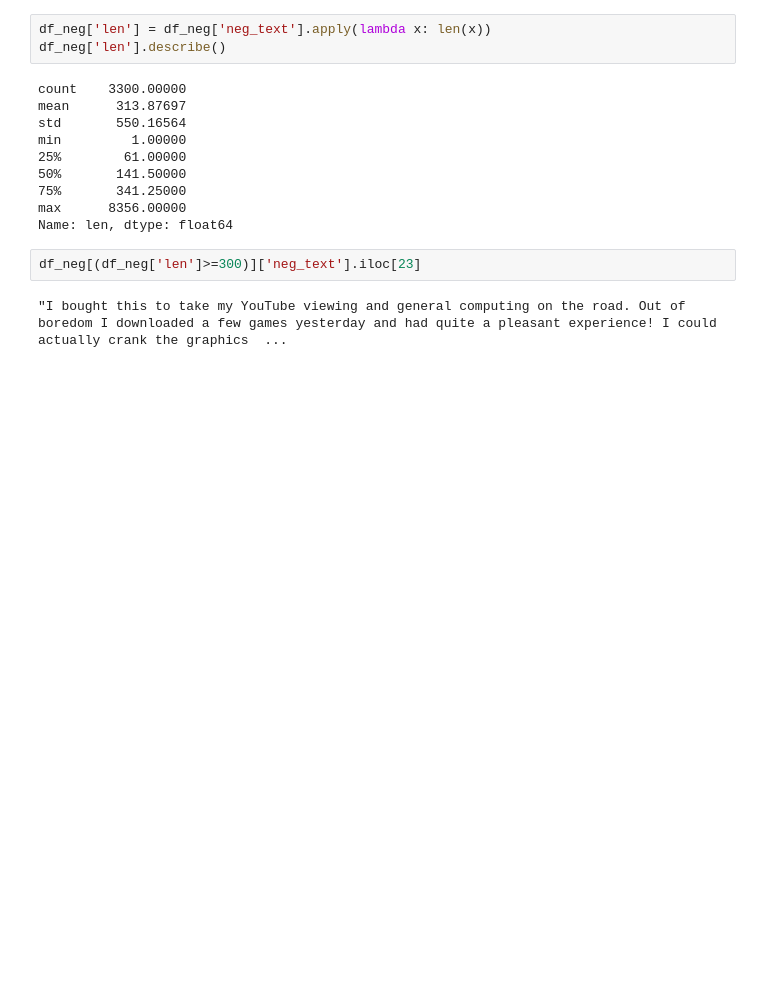
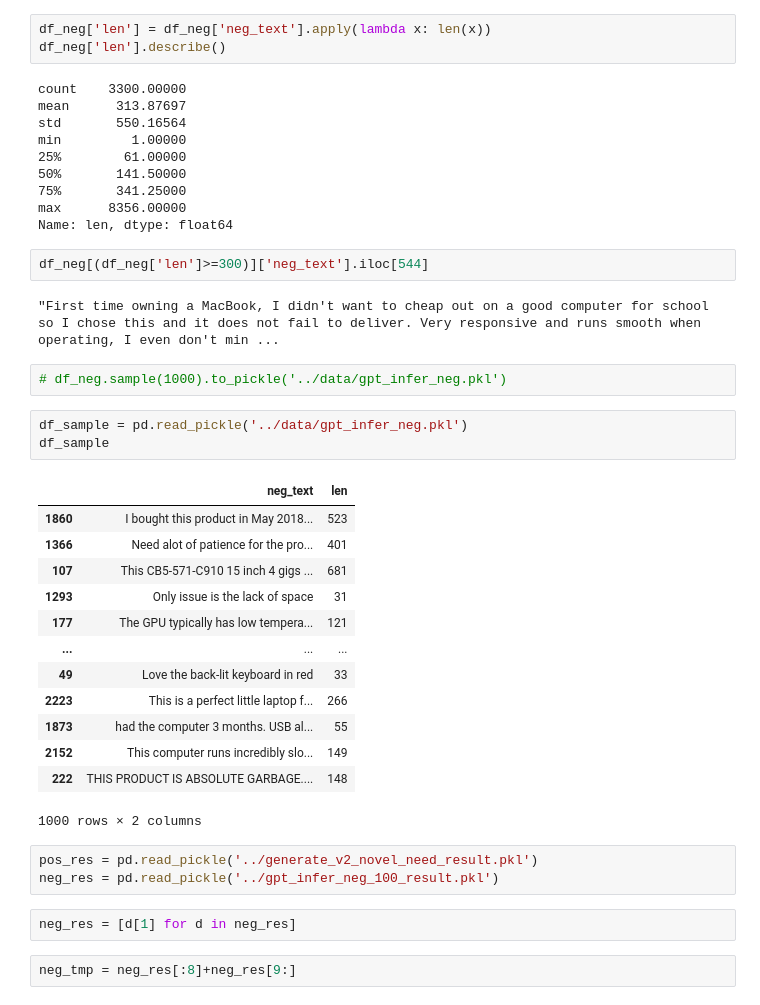
Before and after one commit to Chunhao-Li/novel-need-detection, a Jupyter notebook: notebooks/prompt_create.ipynb, the cells around one changed output. Drawn from its saved outputs; the diff is of its cells as text; blank space fills up the shorter version.

Commit message:
generate v2 data

```diff
--- a/notebooks/prompt_create.ipynb
+++ b/notebooks/prompt_create.ipynb
@@ -355,6 +380,32 @@ min         1.00000
 max      8356.00000
 Name: len, dtype: float64
 # %%
-df_neg[(df_neg['len']>=300)]['neg_text'].iloc[23]
+df_neg[(df_neg['len']>=300)]['neg_text'].iloc[544]
 # %% [output]
-"I bought this to take my YouTube viewing and general computing on the road. Out of boredom I downloaded a few games yesterday and had quite a pleasant experience! I could actually crank the graphics  ...
+"First time owning a MacBook, I didn't want to cheap out on a good computer for school so I chose this and it does not fail to deliver. Very responsive and runs smooth when operating, I even don't min ...
+# %%
+# df_neg.sample(1000).to_pickle('../data/gpt_infer_neg.pkl')
+# %%
+df_sample = pd.read_pickle('../data/gpt_infer_neg.pkl')
+df_sample
+# %% [output]
+|  | neg_text | len |
+| 1860 | I bought this product in May 2018... | 523 |
+| 1366 | Need alot of patience for the pro... | 401 |
+| 107 | This CB5-571-C910 15 inch 4 gigs ... | 681 |
+| 1293 | Only issue is the lack of space | 31 |
+| 177 | The GPU typically has low tempera... | 121 |
+| ... | ... | ... |
+| 49 | Love the back-lit keyboard in red | 33 |
+| 2223 | This is a perfect little laptop f... | 266 |
+| 1873 | had the computer 3 months. USB al... | 55 |
+| 2152 | This computer runs incredibly slo... | 149 |
+| 222 | THIS PRODUCT IS ABSOLUTE GARBAGE.... | 148 |
+1000 rows × 2 columns
+# %%
+pos_res = pd.read_pickle('../generate_v2_novel_need_result.pkl')
+neg_res = pd.read_pickle('../gpt_infer_neg_100_result.pkl')
+# %%
+neg_res = [d[1] for d in neg_res]
+# %%
+neg_tmp = neg_res[:8]+neg_res[9:]
```
Also changed, not shown: parts of 4 cells of this notebook, 14 other files.
